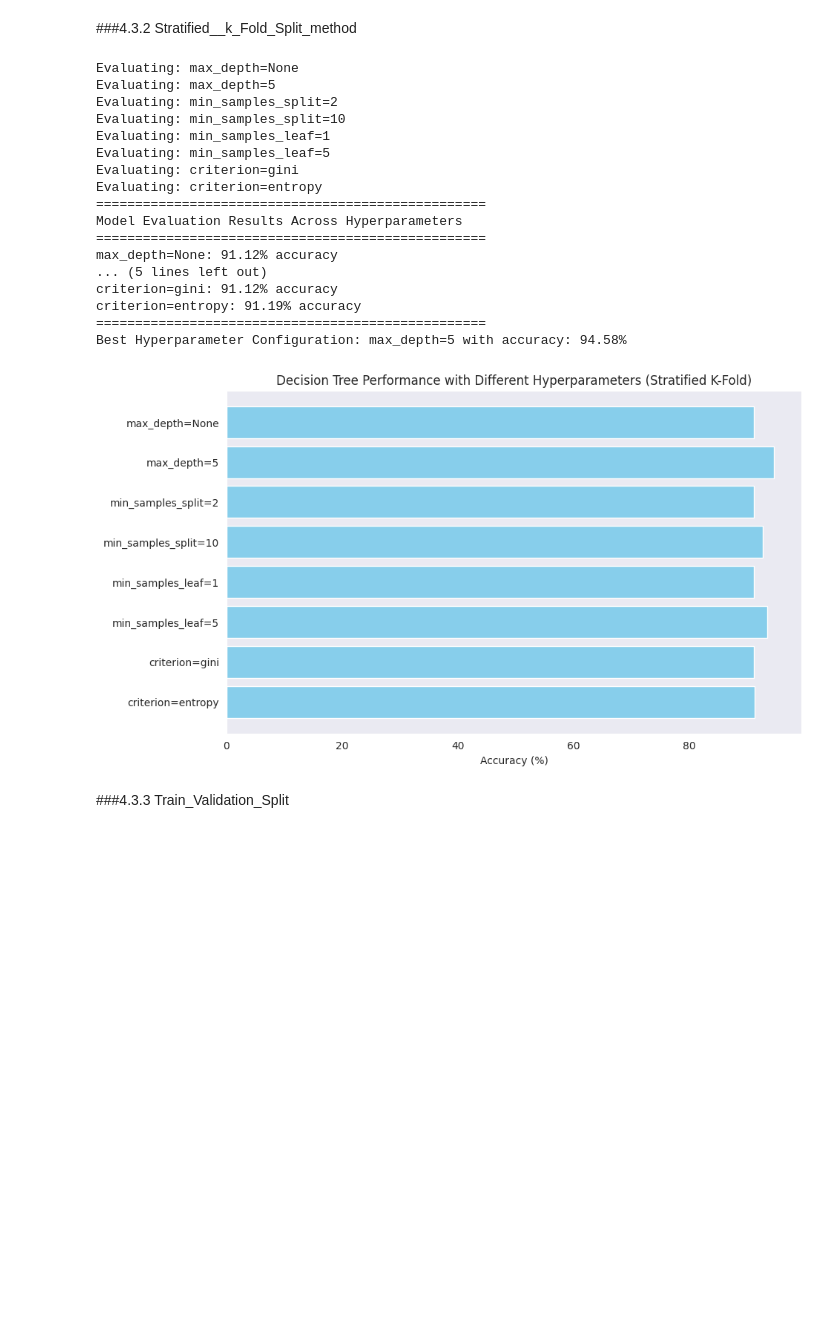
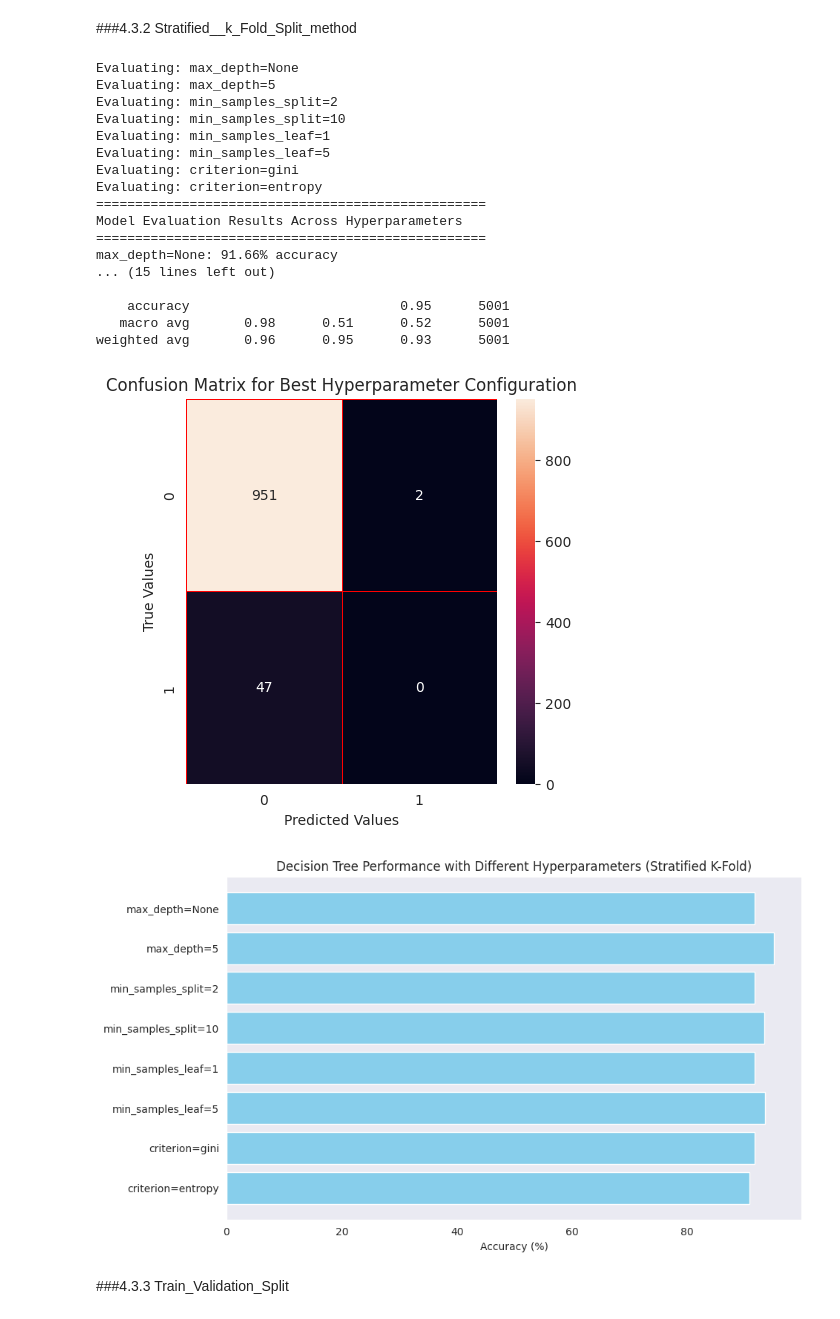
Before and after one commit to YasminaNasser/Stroke-Prediction-Data-Mining, a Jupyter notebook: Stroke_Prediction_Phase_2.ipynb, the cells around one changed output. Drawn from its saved outputs; the diff is of its cells as text; code cells hidden in the pictures; blank space fills up the shorter version.

```diff
--- a/Stroke_Prediction_Phase_2.ipynb
+++ b/Stroke_Prediction_Phase_2.ipynb
@@ -751,6 +909,5 @@ for col in columns_with_outliers:
 
 ##4.1 Loading Preprocessed and Cleaned Dataset
 # %%
-df_ready=pd.read_csv("/content/dataset_after_preprocessing.csv")
+df_ready=pd.read_csv("/content/dataset_after_handling_outliers.csv")
 df_ready.head()
-df_ready.to_csv('dataset_after_preprocessing.csv', index=False)
@@ -932,6 +1100,7 @@ from sklearn.model_selection import StratifiedKFold
 from sklearn.tree import DecisionTreeClassifier
 from sklearn.metrics import accuracy_score, classification_report, confusion_matrix
 import matplotlib.pyplot as plt
+import seaborn as sns
 
 # Assuming df_ready is your dataframe and it's already preprocessed
 X = df_ready.drop(columns=['stroke'])  # Features
@@ -942,10 +1111,11 @@ stratified_kfold = StratifiedKFold(n_splits=5, shuffle=True, random_state=42)
 
 # Initialize a dictionary to store average accuracy results for each hyperparameter configuration
 accuracy_results = {}
+confusion_matrices = {}
 
 # Function to evaluate hyperparameters using Stratified K-Fold
 def evaluate_with_hyperparameters():
-    global accuracy_results
+    global accuracy_results, confusion_matrices
 
     # Define hyperparameter combinations
     hyperparameters = {
@@ -964,6 +1134,8 @@ def evaluate_with_hyperparameters():
         print(f"Evaluating: {name}")
 
         fold_accuracies = []  # Accuracy for each fold
+        fold_conf_matrices = []  # Confusion matrices for each fold
+
         for fold, (train_index, test_index) in enumerate(stratified_kfold.split(X, y), 1):
             # Split data into training and test sets
             X_train, X_test = X.iloc[train_index], X.iloc[test_index]
@@ -978,9 +1150,13 @@ def evaluate_with_hyperparameters():
             accuracy = accuracy_score(y_test, y_pred)
             fold_accuracies.append(accuracy)
 
-        # Store the average accuracy for the current hyperparameter configuration
+            # Store the confusion matrix
+            fold_conf_matrices.append(confusion_matrix(y_test, y_pred))
+
+        # Store the average accuracy and a representative confusion matrix (from the last fold)
         avg_accuracy = sum(fold_accuracies) / len(fold_accuracies)
         accuracy_results[name] = avg_accuracy
+        confusion_matrices[name] = fold_conf_matrices[-1]
 
 # Run the evaluation
 evaluate_with_hyperparameters()
@@ -988,44 +1164,78 @@ evaluate_with_hyperparameters()
 # Identify the best configuration
 best_config = max(accuracy_results, key=accuracy_results.get)
 best_accuracy_stratified_k_fold = accuracy_results[best_config]
+best_confusion_matrix = confusion_matrices[best_config]
 
 # Print overall results
 print("=" * 50)
 print("Model Evaluation Results Across Hyperparameters")
 print("=" * 50)
 for name, accuracy in accuracy_results.items():
     print(f"{name}: {accuracy * 100:.2f}% accuracy")
 
 print("=" * 50)
 print(f"Best Hyperparameter Configuration: {best_config} with accuracy: {best_accuracy_stratified_k_fold * 100:.2f}%")
 
-# Visualize the results
+# Retrieve the best configuration directly from the dictionary
+best_params = {
+    "max_depth=None": {"max_depth": None},
+    "max_depth=5": {"max_depth": 5},
+    "min_samples_split=2": {"min_samples_split": 2},
+    "min_samples_split=10": {"min_samples_split": 10},
+    "min_samples_leaf=1": {"min_samples_leaf": 1},
+    "min_samples_leaf=5": {"min_samples_leaf": 5},
+    "criterion=gini": {"criterion": "gini"},
+    "criterion=entropy": {"criterion": "entropy"}
+}[best_config]
+
+# Fit the model with the best configuration on the entire dataset
+best_clf = DecisionTreeClassifier(**best_params, random_state=42)
+best_clf.fit(X, y)  # Train on the whole dataset
+
+# Make predictions on the whole dataset (you could also use a separate test set if available)
+y_pred_best = best_clf.predict(X)
+
+# Print the classification report for the best model
+print("\nClassification Report for Best Model:")
+class_report_best = classification_report(y, y_pred_best, target_names=['No Stroke', 'Stroke'])
+print(class_report_best)
+
+# Visualize the confusion matrix for the best configuration
+f, ax = plt.subplots(figsize=(5, 5))
+sns.heatmap(best_confusion_matrix, annot=True, linewidths=0.5, linecolor="red", fmt=".0f", ax=ax)
+plt.xlabel("Predicted Values")
+plt.ylabel("True Values")
+plt.title("Confusion Matrix for Best Hyperparameter Configuration")
+plt.show()
+
+# Visualize the accuracy results across hyperparameters
 plt.figure(figsize=(10, 6))
 test_accuracies = [accuracy_results[key] * 100 for key in accuracy_results]
 plt.barh(list(accuracy_results.keys()), test_accuracies, color='skyblue')
 plt.xlabel('Accuracy (%)')
 plt.title('Decision Tree Performance with Different Hyperparameters (Stratified K-Fold)')
 plt.gca().invert_yaxis()  # To have the highest accuracy at the top
 plt.show()
 # %% [output]
 Evaluating: max_depth=None
 Evaluating: max_depth=5
 Evaluating: min_samples_split=2
 Evaluating: min_samples_split=10
 Evaluating: min_samples_leaf=1
 Evaluating: min_samples_leaf=5
 Evaluating: criterion=gini
 Evaluating: criterion=entropy
 ==================================================
 Model Evaluation Results Across Hyperparameters
 ==================================================
-max_depth=None: 91.12% accuracy
-... (5 lines left out)
-criterion=gini: 91.12% accuracy
-criterion=entropy: 91.19% accuracy
-==================================================
-Best Hyperparameter Configuration: max_depth=5 with accuracy: 94.58%
+max_depth=None: 91.66% accuracy
+... (15 lines left out)
+
+    accuracy                           0.95      5001
+   macro avg       0.98      0.51      0.52      5001
+weighted avg       0.96      0.95      0.93      5001
-[figure, old version]
+[figure, new version]
+[figure, added]
 # %% [markdown]
 ###4.3.3 Train_Validation_Split
 # %%
```
Also changed, not shown: parts of 38 cells of this notebook.
